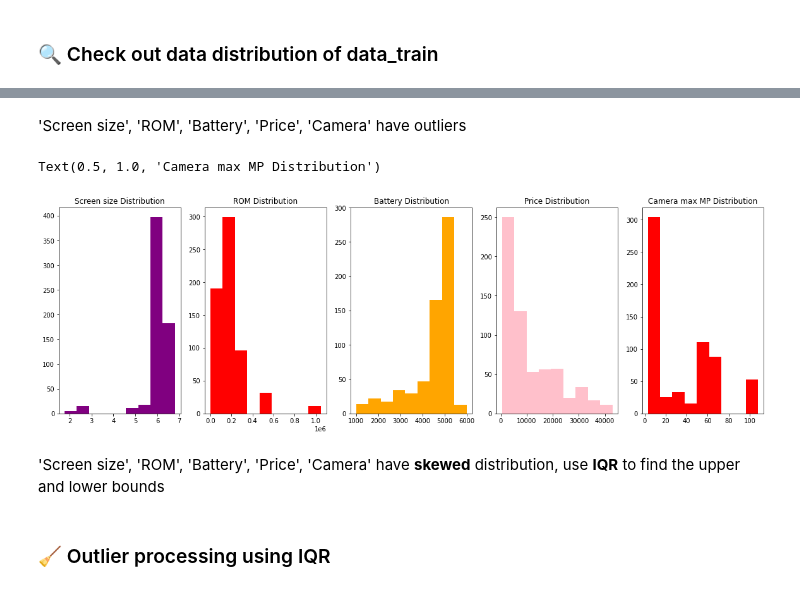
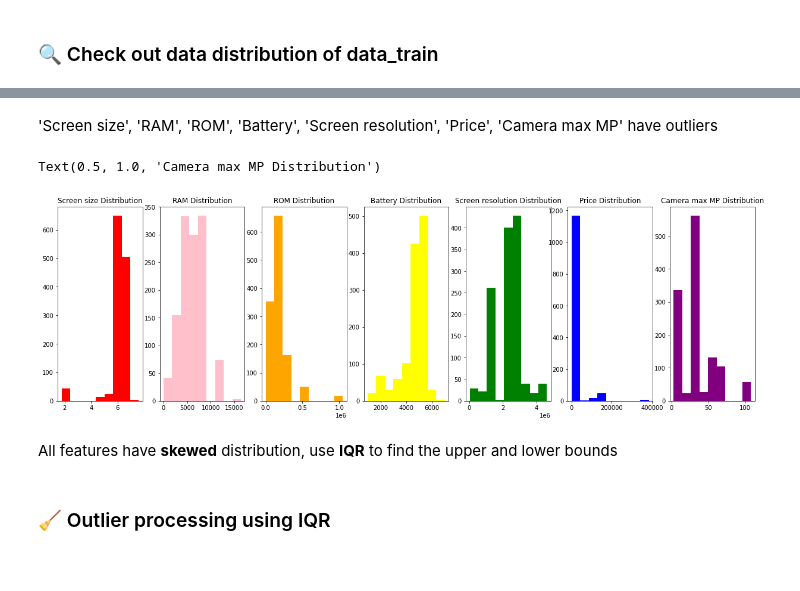
Before and after one commit to bongudth/mobile-price-prediction, a Jupyter notebook: feature_engineering.ipynb, the cells around one changed output, grey strips where cells are left out. Drawn from its saved outputs; the diff is of its cells as text; code cells hidden in the pictures.

```diff
--- a/feature_engineering.ipynb
+++ b/feature_engineering.ipynb
@@ -97,28 +93,34 @@ plt.tight_layout()
 # %% [markdown]
-'Screen size', 'ROM', 'Battery', 'Price', 'Camera' have outliers
+'Screen size', 'RAM', 'ROM', 'Battery', 'Screen resolution', 'Price', 'Camera max MP' have outliers
 # %%
-fig, ax = plt.subplots(1, 5, figsize=(20,6))
-(ax1, ax2, ax3, ax4, ax5) = ax
+fig, ax = plt.subplots(1, 7, figsize=(21,6))
+(ax1, ax2, ax3, ax4, ax5, ax6, ax7) = ax
 
-ax1.hist(data_train['Screen size'], bins=9, color='purple')
+ax1.hist(data_train['Screen size'], bins=9, color='red')
 ax1.set_title("Screen size Distribution")
 
-ax2.hist(data_train['ROM'], bins=9, color='red')
-ax2.set_title("ROM Distribution")
+ax2.hist(data_train['RAM'], bins=9, color='pink')
+ax2.set_title("RAM Distribution")
 
-ax3.hist(data_train['Batery'], bins=9, color='orange')
-ax3.set_title("Battery Distribution")
+ax3.hist(data_train['ROM'], bins=9, color='orange')
+ax3.set_title("ROM Distribution")
 
-ax4.hist(data_train['Price'], bins=9, color='pink')
-ax4.set_title("Price Distribution")
+ax4.hist(data_train['Batery'], bins=9, color='yellow')
+ax4.set_title("Battery Distribution")
 
-ax5.hist(data_train['Camera max MP'], bins=9, color='red')
-ax5.set_title("Camera max MP Distribution")
+ax5.hist(data_train['Screen resolution'], bins=9, color='green')
+ax5.set_title("Screen resolution Distribution")
+
+ax6.hist(data_train['Price'], bins=9, color='blue')
+ax6.set_title("Price Distribution")
+
+ax7.hist(data_train['Camera max MP'], bins=9, color='purple')
+ax7.set_title("Camera max MP Distribution")
 # %% [output]
 Text(0.5, 1.0, 'Camera max MP Distribution')
-[figure, old version]
+[figure, new version]
 # %% [markdown]
-'Screen size', 'ROM', 'Battery', 'Price', 'Camera' have **skewed** distribution, use **IQR** to find the upper and lower bounds
+All features have **skewed** distribution, use **IQR** to find the upper and lower bounds
 # %% [markdown]
 ### 🧹 Outlier processing using IQR
 # %%
```
Also changed, not shown: parts of 8 cells of this notebook, 4 other files.
